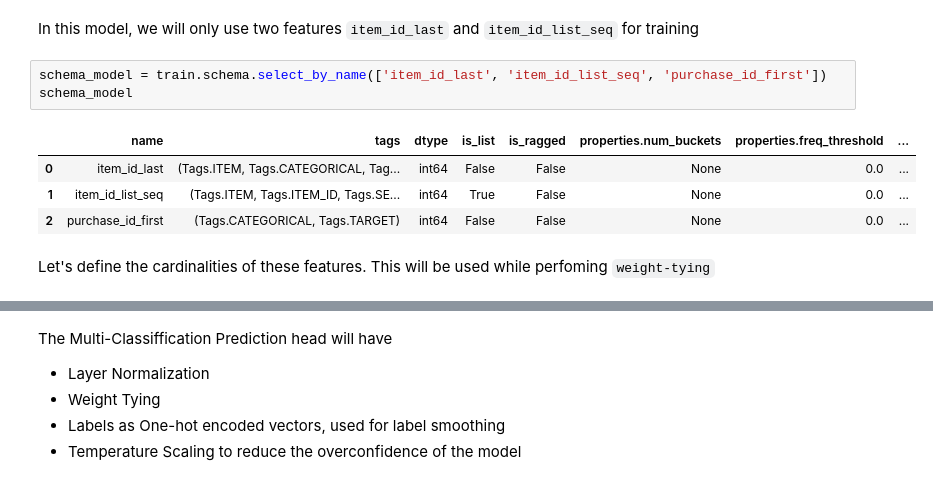
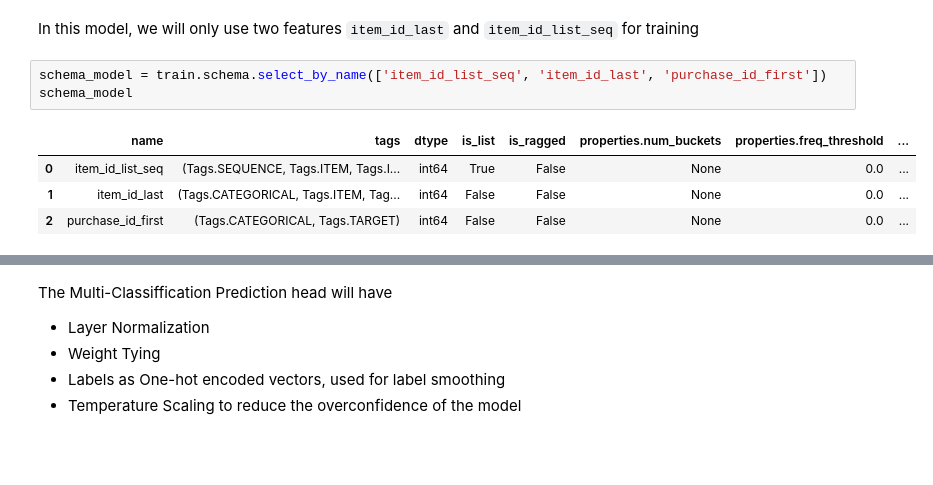
Before and after one commit to rvk007/models, a Jupyter notebook: examples/usecases/recsys22-examples/RecSys2022-Dressipi.ipynb, the cells around one changed output, grey strips where cells are left out. Cells and saved outputs as stored; diff of their text form; blank space fills up the shorter version.

```diff
--- a/examples/usecases/recsys22-examples/RecSys2022-Dressipi.ipynb
+++ b/examples/usecases/recsys22-examples/RecSys2022-Dressipi.ipynb
@@ -291,12 +262,10 @@ train.schema
 # %% [markdown]
 In this model, we will only use two features `item_id_last` and `item_id_list_seq` for training
 # %%
-schema_model = train.schema.select_by_name(['item_id_last', 'item_id_list_seq', 'purchase_id_first'])
+schema_model = train.schema.select_by_name(['item_id_list_seq', 'item_id_last', 'purchase_id_first'])
 schema_model
 # %% [output]
 |  | name | tags | dtype | is_list | is_ragged | properties.num_buckets | properties.freq_threshold | ... |
-| 0 | item_id_last | (Tags.ITEM, Tags.CATEGORICAL, Tag... | int64 | False | False | None | 0.0 | ... |
-| 1 | item_id_list_seq | (Tags.ITEM, Tags.ITEM_ID, Tags.SE... | int64 | True | False | None | 0.0 | ... |
+| 0 | item_id_list_seq | (Tags.SEQUENCE, Tags.ITEM, Tags.I... | int64 | True | False | None | 0.0 | ... |
+| 1 | item_id_last | (Tags.CATEGORICAL, Tags.ITEM, Tag... | int64 | False | False | None | 0.0 | ... |
 | 2 | purchase_id_first | (Tags.CATEGORICAL, Tags.TARGET) | int64 | False | False | None | 0.0 | ... |
-# %% [markdown]
-Let's define the cardinalities of these features. This will be used while perfoming `weight-tying`
```
Also changed, not shown: parts of 36 cells of this notebook.
